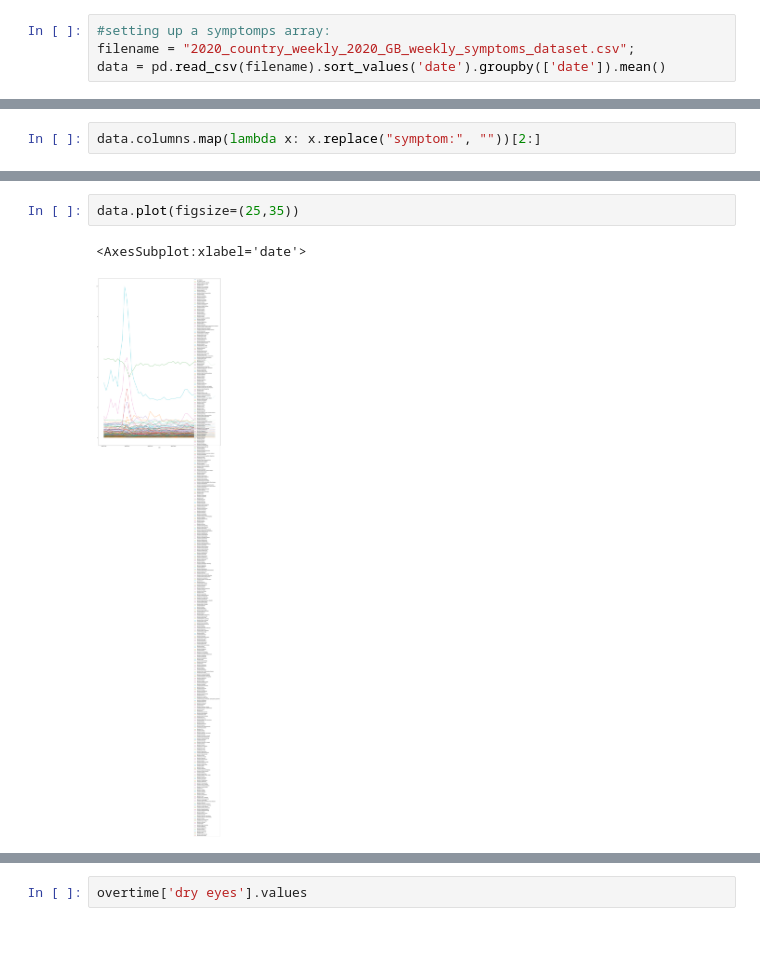
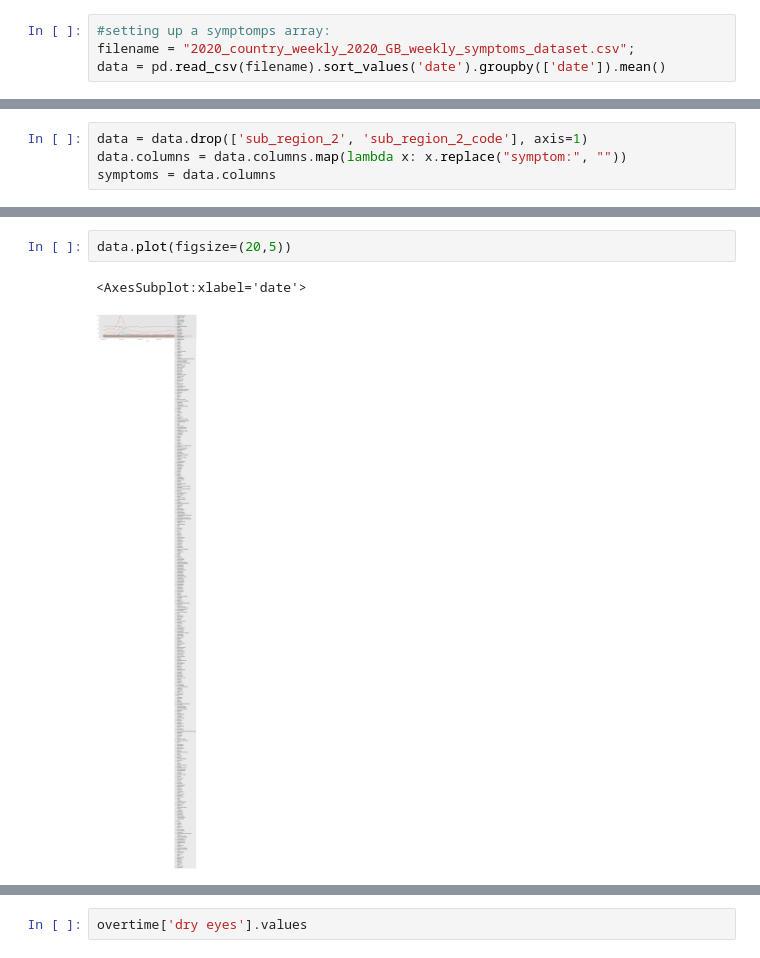
Before and after one commit to mopkoff/disease-trends, a Jupyter notebook: Untitled.ipynb, the cells around one changed output, grey strips where cells are left out. Saved outputs shown, nothing was run; the diff lists cells and outputs as text.

```diff
--- a/Untitled.ipynb
+++ b/Untitled.ipynb
@@ -16,2 +29,4 @@ data = pd.read_csv(filename).sort_values('date').groupby(['date']).mean()
 # %%
-data.columns.map(lambda x: x.replace("symptom:", ""))[2:]
+data = data.drop(['sub_region_2', 'sub_region_2_code'], axis=1)
+data.columns = data.columns.map(lambda x: x.replace("symptom:", ""))
+symptoms = data.columns
@@ -26,5 +94,5 @@ Index(['Abdominal obesity', 'Abdominal pain', 'Acne', 'Actinic keratosis',
 # %%
-data.plot(figsize=(25,35))
+data.plot(figsize=(20,5))
 # %% [output]
 <AxesSubplot:xlabel='date'>
-[figure, old version]
+[figure, new version]
```
Also changed, not shown: parts of 34 cells of this notebook, 4 other files.
